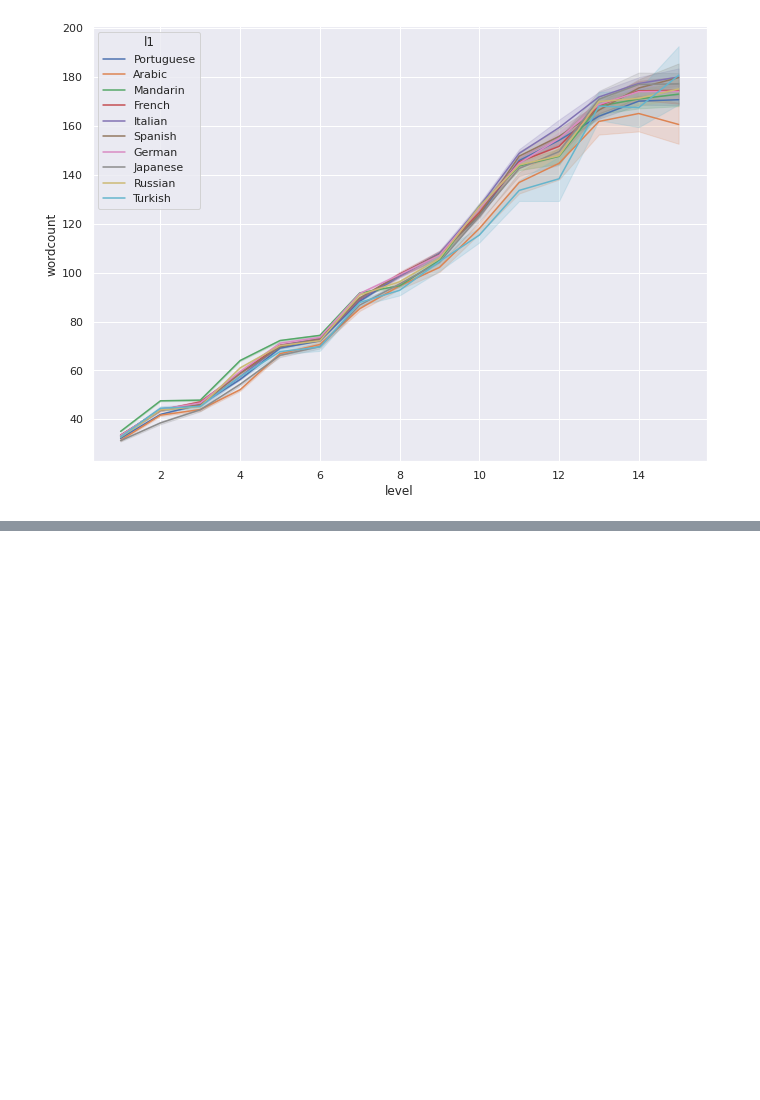
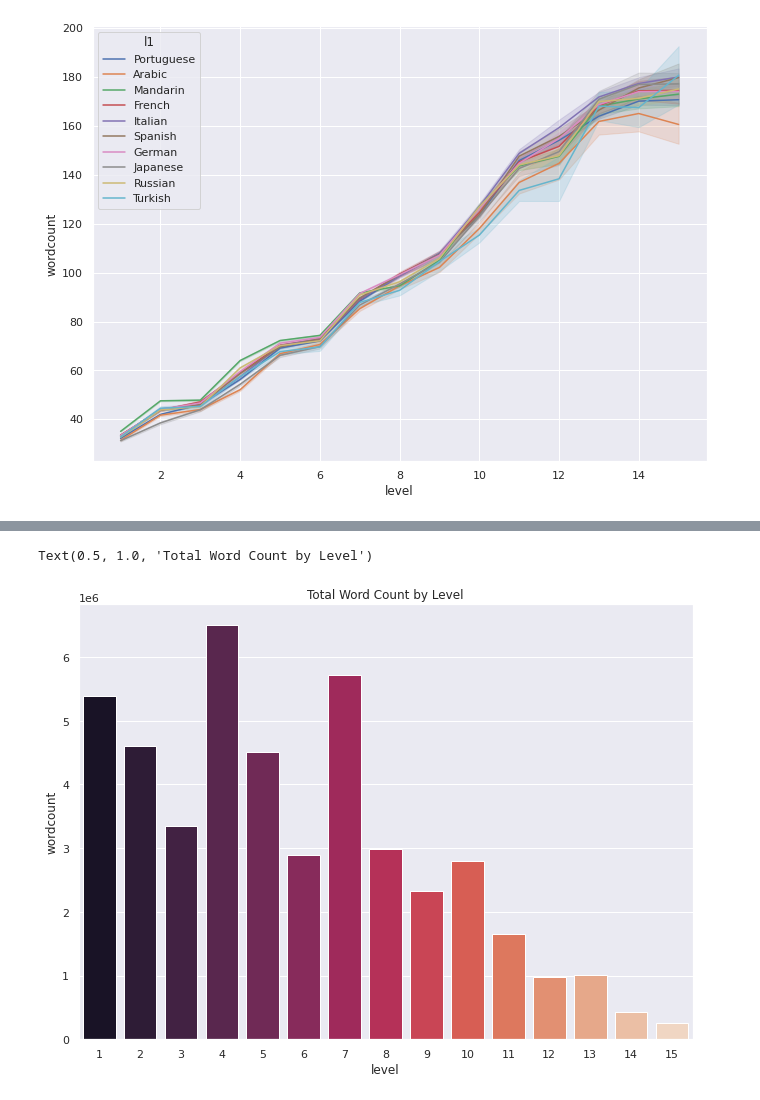
Before and after one commit to langdonholmes/nli-transformers-showcase, a Jupyter notebook: src/explore_data.ipynb, the cells around one changed output, grey strips where cells are left out. Drawn from its saved outputs; the diff is of its cells as text; code cells hidden in the pictures; blank space fills up the shorter version.

```diff
--- a/src/explore_data.ipynb
+++ b/src/explore_data.ipynb
@@ -53,0 +73,7 @@ AttributeError: 'NoneType' object has no attribute 'split'
+# %%
+sns.color_palette("rocket", as_cmap=True)
+sns.barplot(data = df.groupby('level').wordcount.sum().to_frame().reset_index(), x='level', y='wordcount', palette='rocket')
+plt.title('Total Word Count by Level')
+# %% [output]
+Text(0.5, 1.0, 'Total Word Count by Level')
+[figure, added]
```
Also changed, not shown: parts of 10 cells of this notebook, 2 other files.
